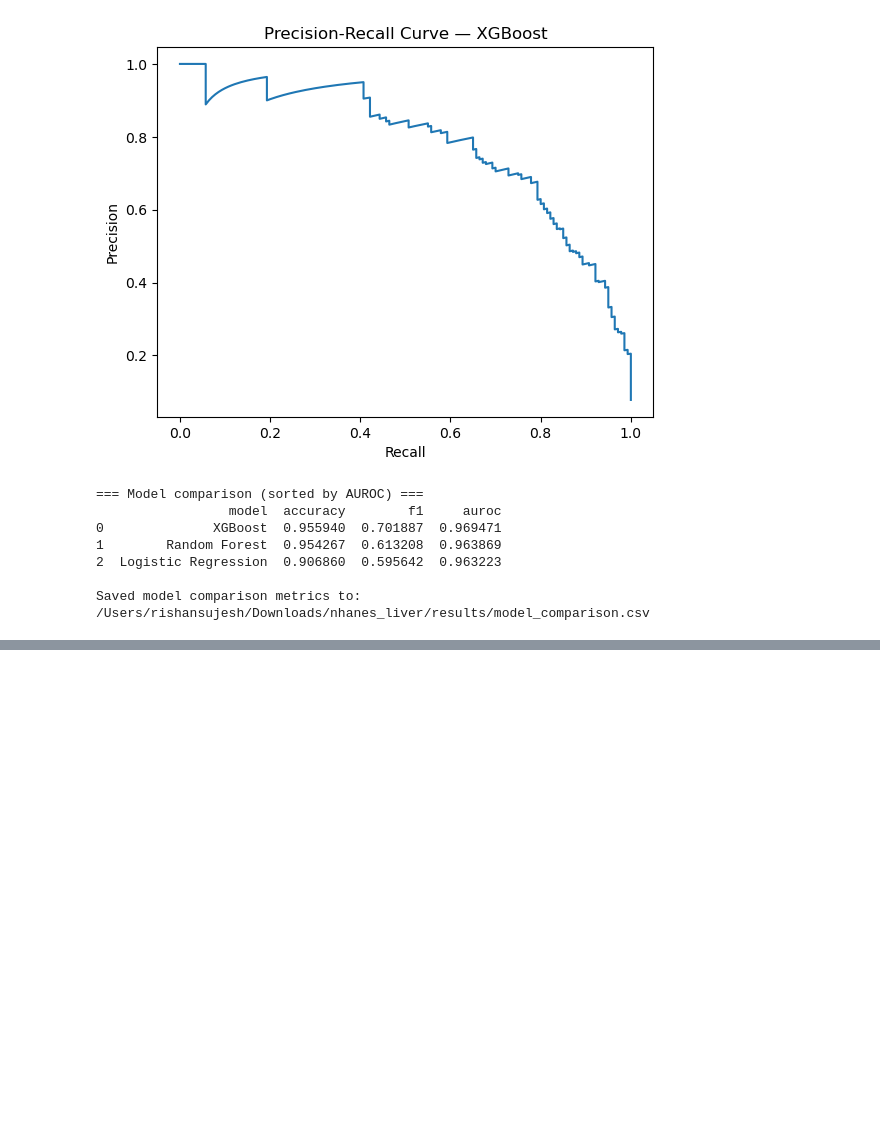
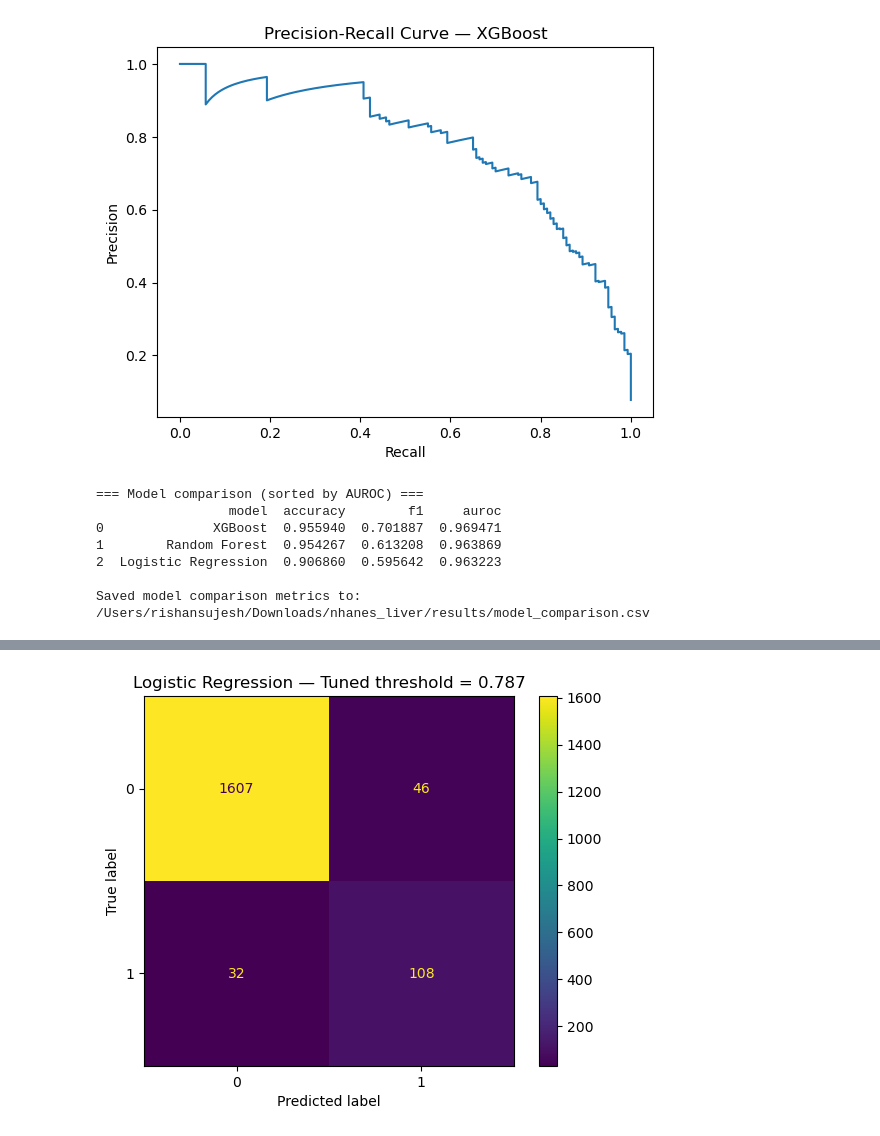
Before and after one commit to rishansujesh/liver-alt-risk-model, a Jupyter notebook: 01_baseline_logreg.ipynb, the cells around one changed output, grey strips where cells are left out. Cells and saved outputs as stored; diff of their text form; code cells hidden in the pictures; blank space fills up the shorter version.

```diff
--- a/01_baseline_logreg.ipynb
+++ b/01_baseline_logreg.ipynb
@@ -369,3 +369,82 @@ print(f"\nSaved model comparison metrics to: {metrics_csv_path}")
 2  Logistic Regression  0.906860  0.595642  0.963223
 
 Saved model comparison metrics to: /Users/rishansujesh/Downloads/nhanes_liver/results/model_comparison.csv
+# %%
+from sklearn.metrics import precision_recall_curve, f1_score, ConfusionMatrixDisplay
+import numpy as np
+import matplotlib.pyplot as plt
+import pandas as pd
+import os
+
+
+# Ensure images directory exists and we have IMG_DIR
+try:
+    IMG_DIR
+except NameError:
+    from pathlib import Path
+    ROOT = Path(".").resolve()
+    IMG_DIR = ROOT / "images"
+    IMG_DIR.mkdir(exist_ok=True)
+
+tuned_rows = []
+
+for name in ["Logistic Regression", "Random Forest", "XGBoost"]:
+    print(f"\n=== Threshold tuning for {name} ===")
+
+    pipe = fitted_pipes[name]
+    # Predicted probabilities for the positive class
+    y_prob = pipe.predict_proba(X_test)[:, 1]
+
+    # Precision-recall curve
+    prec, rec, th = precision_recall_curve(y_test, y_prob)
+
+    # Compute F1 for each threshold
+    f1s = 2 * prec * rec / (prec + rec + 1e-12)
+
+    # Index of best F1
+    best_idx = np.nanargmax(f1s)
+    # Edge case: precision_recall_curve returns len(th) = len(prec) - 1
+    # so we clip best_idx if it falls on the last element.
+    if best_idx >= len(th):
+        best_idx = len(th) - 1
+
+    best_th = th[best_idx]
+    best_f1 = f1s[best_idx]
+    best_prec = prec[best_idx]
+    best_rec = rec[best_idx]
+
+    print(
+        f"Best threshold for F1: {best_th:.3f}  |  "
+        f"F1: {best_f1:.3f}  |  Precision: {best_prec:.3f}  |  Recall: {best_rec:.3f}"
+    )
+
+    # Make tuned predictions
+    y_pred_tuned = (y_prob >= best_th).astype(int)
+
+    # Create and display tuned confusion matrix
+    disp = ConfusionMatrixDisplay.from_predictions(y_test, y_pred_tuned)
+    disp.ax_.set_title(f"{name} — Tuned threshold = {best_th:.3f}")
+
+    # Save the plot
+    filename = f"{name.lower().replace(' ', '_')}_confusion_matrix_tuned.png"
+    save_path = IMG_DIR / filename
+    plt.savefig(save_path, bbox_inches="tight", dpi=300)
+    print(f"Saved tuned confusion matrix to: {save_path}")
+
+    # Show the plot
+    plt.show()
+
+    # Store tuned metrics for comparison table
+    tuned_rows.append({
+        "model": name,
+        "best_threshold": best_th,
+        "f1_tuned": best_f1,
+        "precision_tuned": best_prec,
+        "recall_tuned": best_rec,
+    })
+
+# Build and print comparison table of tuned metrics
+tuned_df = pd.DataFrame(tuned_rows).sort_values("f1_tuned", ascending=False).reset_index(drop=True)
+print("\n=== Tuned-threshold comparison (sorted by F1) ===")
+print(tuned_df)
+# %% [output]
@@ -371,0 +454 @@ Saved model comparison metrics to: /Users/rishansujesh/Downloads/nhanes_liver/re
+[figure, added]
```
Also changed, not shown: parts of 1 cell of this notebook.
